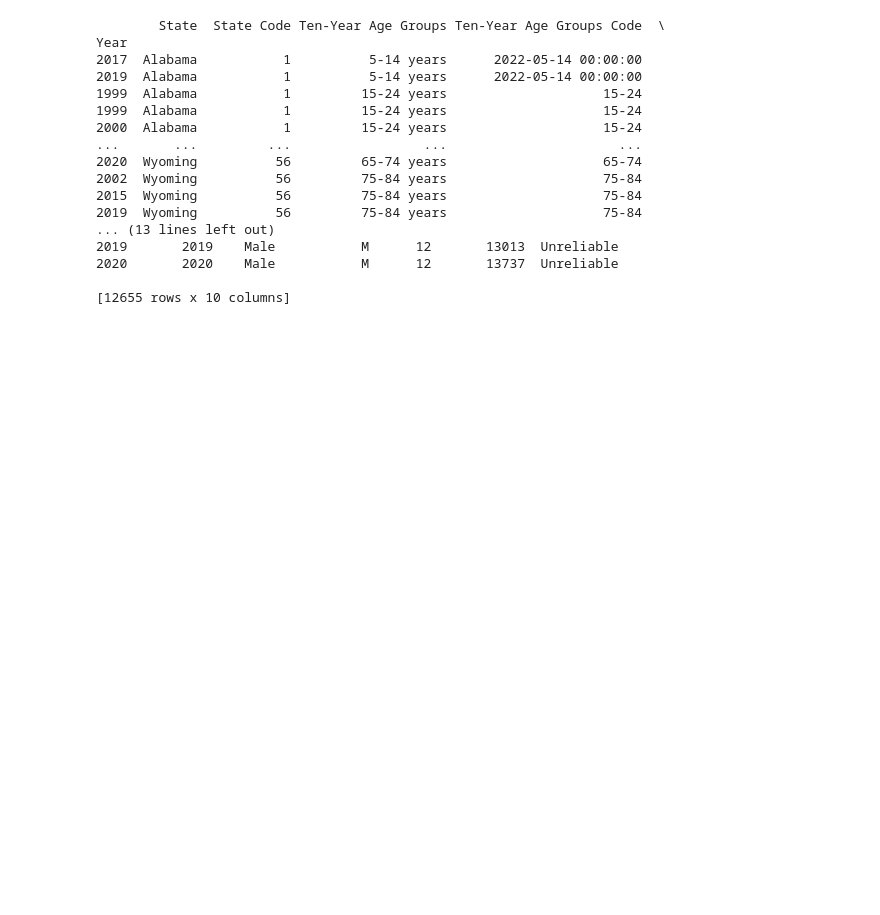
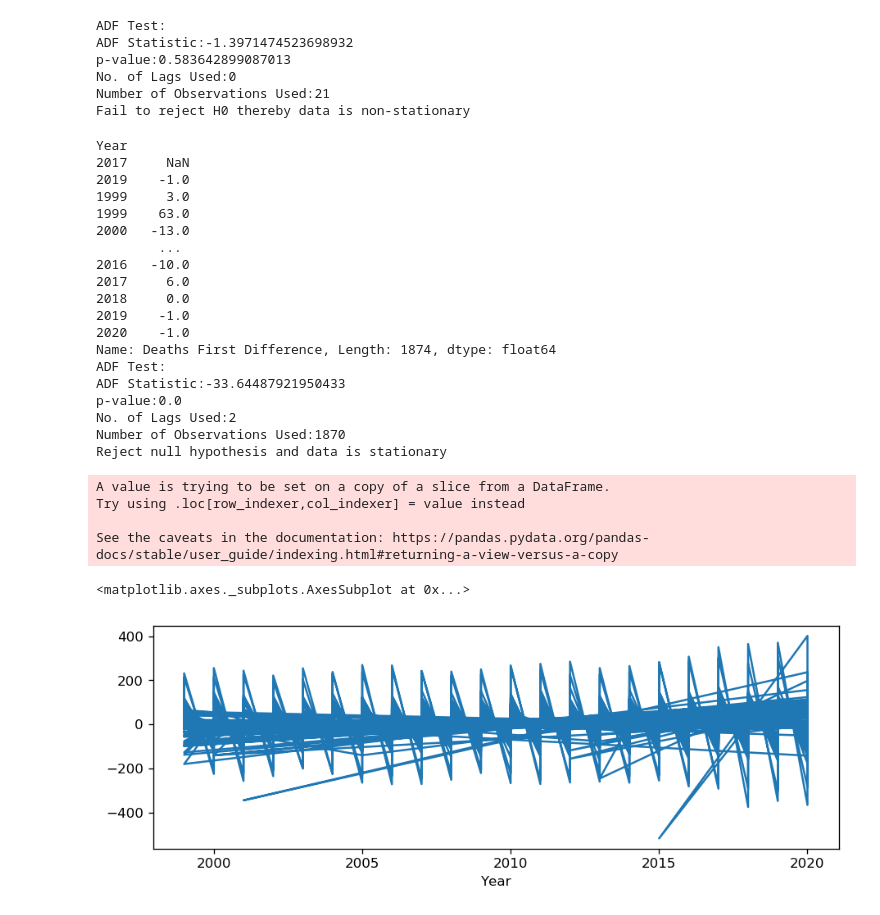
Before and after one commit to Arthur-Langlois/capstone, a Jupyter notebook: notebooks/ARIMA.ipynb, the cells around one changed output. Saved outputs shown, nothing was run; the diff lists cells and outputs as text; code cells hidden in the pictures; blank space fills up the shorter version.

```diff
--- a/notebooks/ARIMA.ipynb
+++ b/notebooks/ARIMA.ipynb
@@ -8,23 +43,59 @@ rcParams['figure.figsize'] = 10, 6
+# %%
+from statsmodels.tsa.stattools import adfuller
+
+def check_adf(time_series):
+    test_result = adfuller(time_series)
+    print ('ADF Test:')
+    labels = ['ADF Statistic','p-value','No. of Lags Used','Number of Observations Used']
+    for value,label in zip(test_result,labels):
+        print(label+':'+str(value))
+    if test_result[1] <= 0.05:
+        print ("Reject null hypothesis and data is stationary")
+    else:
+        print ("Fail to reject H0 thereby data is non-stationary ")
+
+check_adf(series)
+# %% [output]
+ADF Test:
+ADF Statistic:-1.3971474523698932
+p-value:0.583642899087013
+No. of Lags Used:0
+Number of Observations Used:21
+Fail to reject H0 thereby data is non-stationary
+# %%
+#something = series['Deaths First Difference']
+suicide['Deaths First Difference'] = suicide['Deaths'] - suicide['Deaths'].shift(1)
+print(suicide['Deaths First Difference'])
+check_adf(suicide['Deaths First Difference'].dropna()) #['Deaths First Difference'].dropna())
+suicide['Deaths First Difference'].plot()
+# %% [output]
+Year
+2017     NaN
+2019    -1.0
+1999     3.0
+1999    63.0
+2000   -13.0
+        ...
+2016   -10.0
+2017     6.0
+2018     0.0
+2019    -1.0
+2020    -1.0
+Name: Deaths First Difference, Length: 1874, dtype: float64
+ADF Test:
+ADF Statistic:-33.64487921950433
+p-value:0.0
+No. of Lags Used:2
+Number of Observations Used:1870
+Reject null hypothesis and data is stationary
+A value is trying to be set on a copy of a slice from a DataFrame.
+Try using .loc[row_indexer,col_indexer] = value instead
+
+See the caveats in the documentation: https://pandas.pydata.org/pandas-docs/stable/user_guide/indexing.html#returning-a-view-versus-a-copy
+<matplotlib.axes._subplots.AxesSubplot at 0x...>
+[figure, added]
 # %%
-suicide = pd.read_excel('../data/cdc_suicide.xlsx', index_col=4)
-print(suicide)
+# suicide = pd.read_excel('../data/cdc_suicide.xlsx', index_col=4)
+# print(suicide)
 # suicide['Year'] = pd.to_datetime(suicide['Year'], infer_datetime_format=True)
 # indexedSuicide = suicide.set_index(['Year'])
-# %% [output]
-        State  State Code Ten-Year Age Groups Ten-Year Age Groups Code  \
-Year
-2017  Alabama           1          5-14 years      2022-05-14 00:00:00
-2019  Alabama           1          5-14 years      2022-05-14 00:00:00
-1999  Alabama           1         15-24 years                    15-24
-1999  Alabama           1         15-24 years                    15-24
-2000  Alabama           1         15-24 years                    15-24
-...       ...         ...                 ...                      ...
-2020  Wyoming          56         65-74 years                    65-74
-2002  Wyoming          56         75-84 years                    75-84
-2015  Wyoming          56         75-84 years                    75-84
-2019  Wyoming          56         75-84 years                    75-84
-... (13 lines left out)
-2019       2019    Male           M      12       13013  Unreliable
-2020       2020    Male           M      12       13737  Unreliable
-
-[12655 rows x 10 columns]
```
Also changed, not shown: parts of 8 cells of this notebook.
